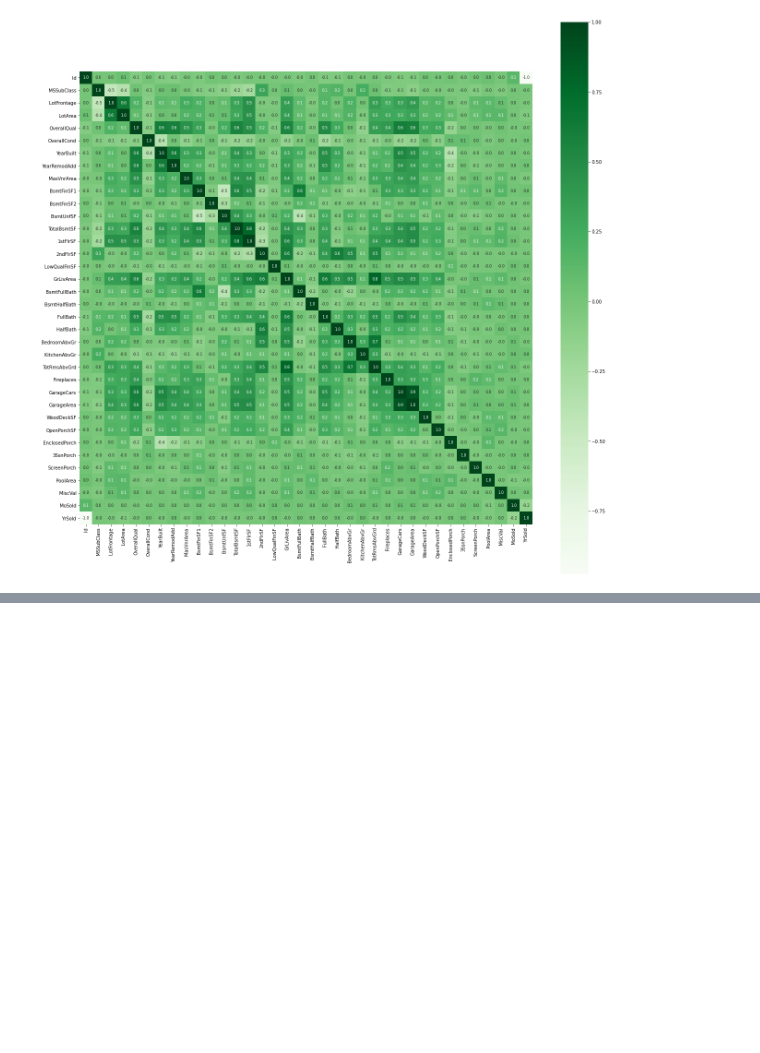
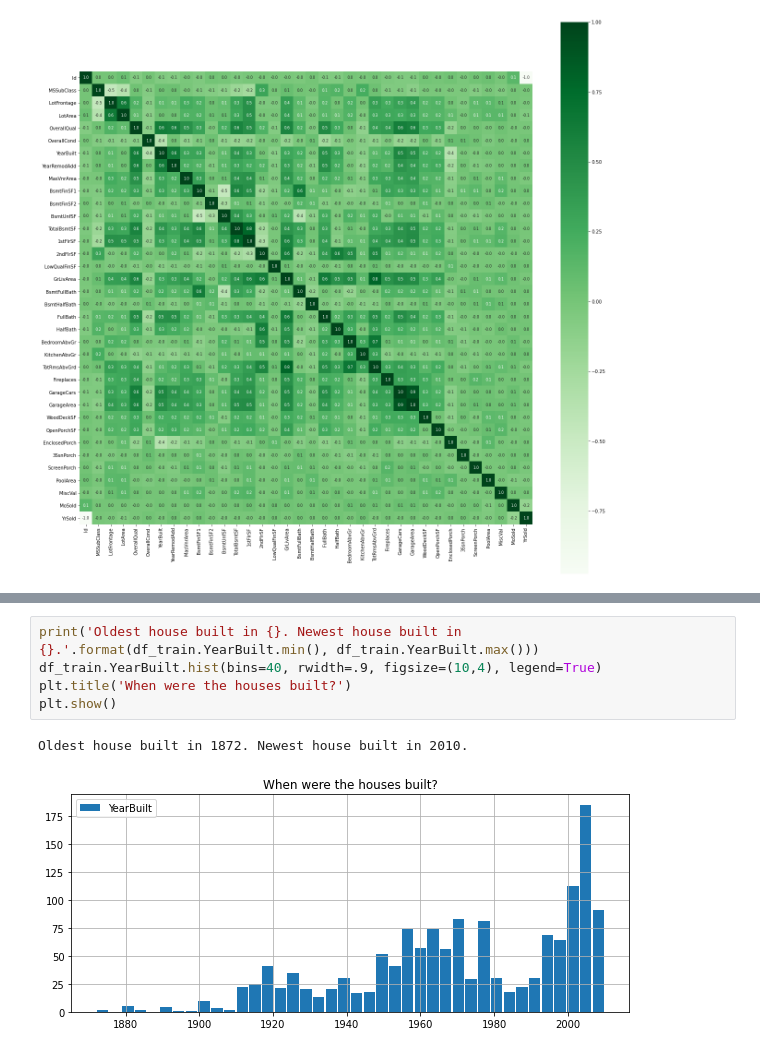
Before and after one commit to varunnthakuur/dataprocessing, a Jupyter notebook: Project_House_Prices_Advanced_Regression_Techniques.ipynb, the cells around one changed output, grey strips where cells are left out. Cells and saved outputs as stored; diff of their text form; blank space fills up the shorter version.

```diff
--- a/Project_House_Prices_Advanced_Regression_Techniques.ipynb
+++ b/Project_House_Prices_Advanced_Regression_Techniques.ipynb
@@ -257,0 +259,8 @@ sns.heatmap(df_test.corr(), cbar=True, square=True,fmt='.1f',annot=True, annot_k
+# %%
+print('Oldest house built in {}. Newest house built in {}.'.format(df_train.YearBuilt.min(), df_train.YearBuilt.max()))
+df_train.YearBuilt.hist(bins=40, rwidth=.9, figsize=(10,4), legend=True)
+plt.title('When were the houses built?')
+plt.show()
+# %% [output]
+Oldest house built in 1872. Newest house built in 2010.
+[figure, added]
```
Also changed, not shown: parts of 10 cells of this notebook.
